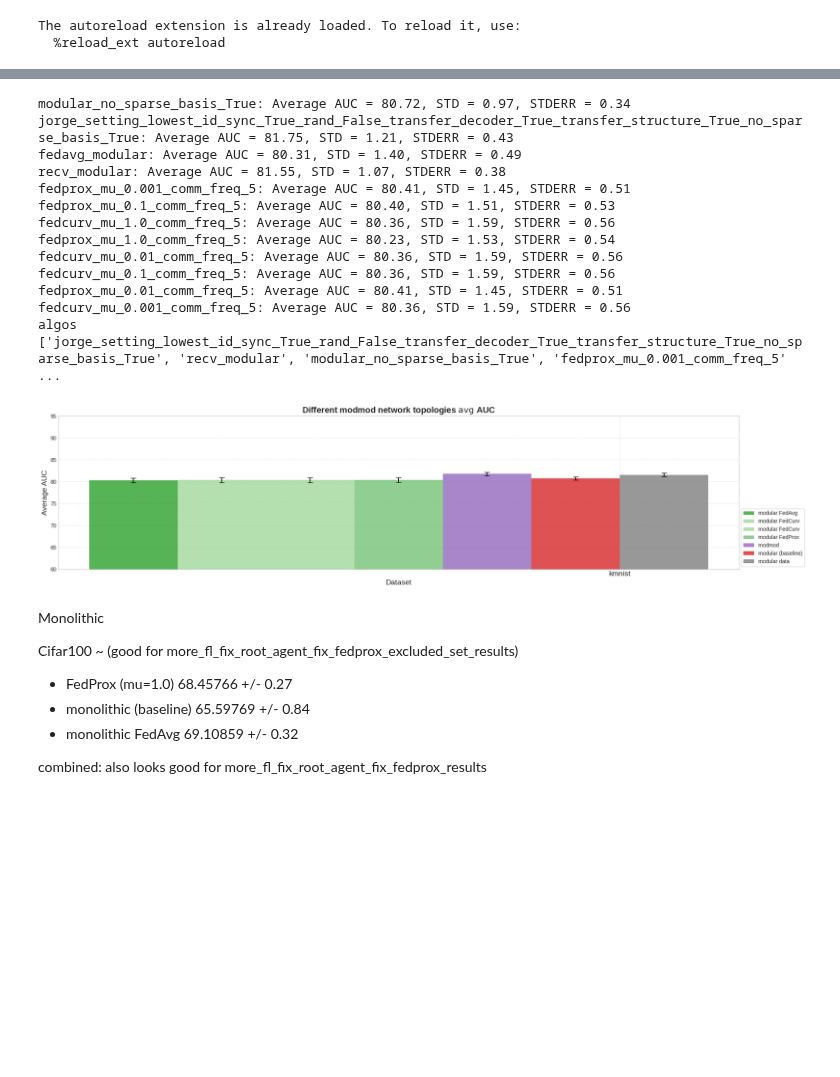
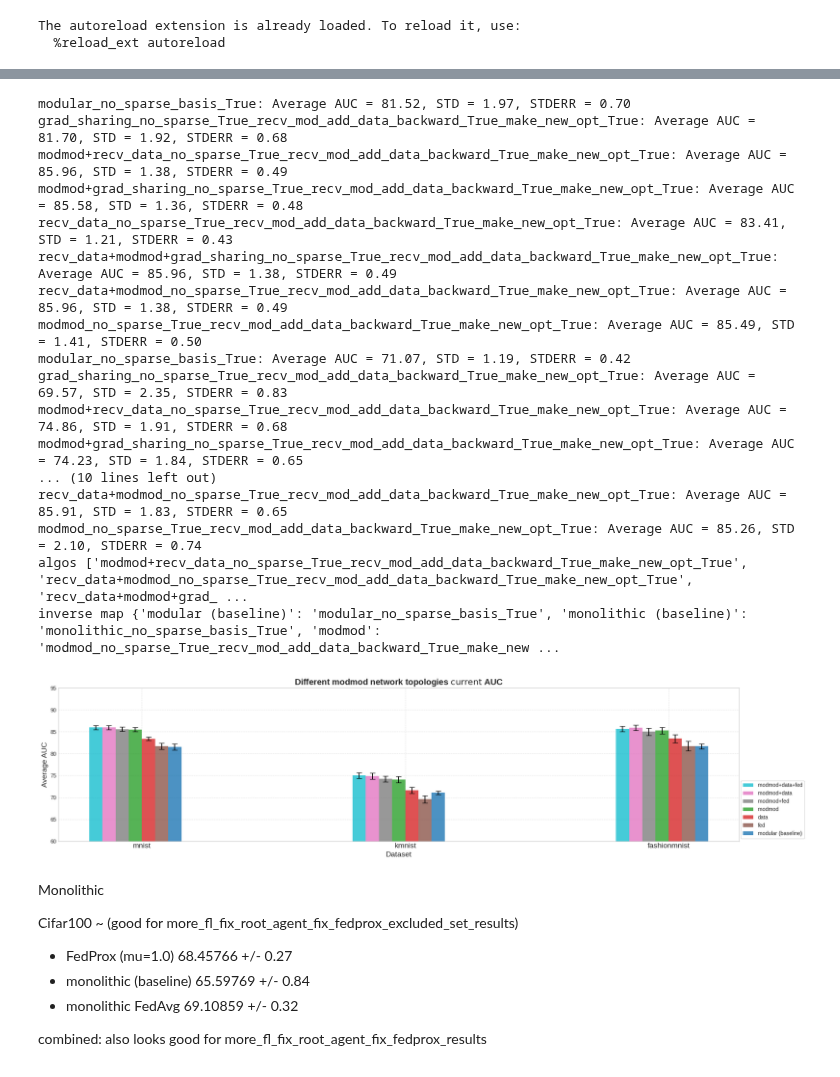
Before and after one commit to vlongle/learning-hive, a Jupyter notebook: plot_learning_curve.ipynb, the cells around one changed output, grey strips where cells are left out. Drawn from its saved outputs; the diff is of its cells as text; code cells hidden in the pictures; blank space fills up the shorter version.

Commit message:
some plotting sync

```diff
--- a/plot_learning_curve.ipynb
+++ b/plot_learning_curve.ipynb
@@ -74,8 +75,8 @@ what_to_plot = "modular"
 # %%
 datasets = ["mnist", "kmnist", "fashionmnist", "combined", "cifar100"]
 # datasets = ["combined"]
-# datasets = ["mnist", "kmnist", "fashionmnist"]
-datasets = ["kmnist"]
+datasets = ["mnist", "kmnist", "fashionmnist"]
+# datasets = ["kmnist"]
 # datasets = ["mnist"]
 # datasets = ["mnist", "kmnist"]
 # datasets = ["mnist", "combined"]
@@ -136,7 +137,7 @@ else:
     raise ValueError("Invalid choice")
 
 # ## TMP
-mode='avg'
+# mode='avg'
 
 use_contrastive_list = [False]
 
@@ -319,6 +320,11 @@ def get_save_dirs(dataset, seed):
         # save_dirs.update(get_save_dirs_combine_modes(dataset, seed))
 
 
+    elif "combine_modes" in what_to_plot:
+        save_dirs.update(get_save_dirs_base(dataset, seed))
+        # save_dirs.update(get_save_dirs_combine_modes(dataset, seed))
+        save_dirs.update(get_save_dirs_multiple_folders(dataset, seed,
+        root_experiment_folder="cluster_results/combine_modes_results",))
 
     elif what_to_plot == "modular_ablation":
         save_dirs.update(get_save_dirs_base(dataset, seed))
@@ -554,20 +573,3 @@ if what_to_plot == "modular":
   }
 # name of colors in tab20c are
 # 'tab:blue', 'tab:orange', 'tab:green', 'tab:red', 'tab:purple', 'tab:brown', 'tab:pink', 'tab:gray', 'tab:olive', 'tab:cyan'
-# %%
-import matplotlib as mpl
-# Create a figure and a set of subplots
-fig, ax = plt.subplots(figsize=(8, 2))
-
-# Use the 'tab20c' colormap
-cmap = plt.get_cmap('tab20c')
-
-# Number of colors in the colormap
-num_colors = cmap.N
-
-# Create a color bar to display all colors in the colormap
-cbar = fig.colorbar(plt.cm.ScalarMappable(cmap=cmap), cax=ax, orientation='horizontal')
-
-# Set the ticks and labels of the color bar
-cbar.set_ticks([i/num_colors + 1/(2*num_colors) for i in range(num_colors)])
-cbar.set_ticklabels([f"{i}\n{mpl.colors.to_hex(cmap(i))}" for i in range(num_colors)])
@@ -786,33 +754,50 @@ colormap_alternative_0 = {
 #     'ring': '#d62728',  # Red, distinct topology
 #     'tree': '#9467bd'   # Purple, distinct topology
 # }
+# %%
+custom_algo_order = [
+'modmod+data+fed',
+'modmod+data',
+'modmod+fed',
+# 'data+fed',
+'modmod',
+'data',
+'fed',
+'modular (baseline)',
+]
 # %%
 # plot_auc_combined(dataset_seed_aucs, remap_name=remap_name, colormap=colormap_alternative_0, mode=mode, save_fig_path=f'Figures/{what_to_plot}_auc.pdf',
 #                   bar_width=0.05,
 #                   custom_algo_order=custom_algo_order,
 #                   plot_prefix_name="Different FedAvg monolithic network topologies ",
 #                   error_type="sem")
 
+
 plot_auc_combined(dataset_seed_aucs, remap_name=remap_name, colormap=colormap, mode=mode, save_fig_path=f'Figures/{what_to_plot}_auc.pdf',
+                custom_algo_order=custom_algo_order,
                   bar_width=0.05,
                   plot_prefix_name="Different modmod network topologies ",
                   error_type="sem",
                   min_y=60, max_y=95, figsize=(20, 5))
 # %% [output]
-modular_no_sparse_basis_True: Average AUC = 80.72, STD = 0.97, STDERR = 0.34
-jorge_setting_lowest_id_sync_True_rand_False_transfer_decoder_True_transfer_structure_True_no_sparse_basis_True: Average AUC = 81.75, STD = 1.21, STDERR = 0.43
-fedavg_modular: Average AUC = 80.31, STD = 1.40, STDERR = 0.49
-recv_modular: Average AUC = 81.55, STD = 1.07, STDERR = 0.38
-fedprox_mu_0.001_comm_freq_5: Average AUC = 80.41, STD = 1.45, STDERR = 0.51
-fedprox_mu_0.1_comm_freq_5: Average AUC = 80.40, STD = 1.51, STDERR = 0.53
-fedcurv_mu_1.0_comm_freq_5: Average AUC = 80.36, STD = 1.59, STDERR = 0.56
-fedprox_mu_1.0_comm_freq_5: Average AUC = 80.23, STD = 1.53, STDERR = 0.54
-fedcurv_mu_0.01_comm_freq_5: Average AUC = 80.36, STD = 1.59, STDERR = 0.56
-fedcurv_mu_0.1_comm_freq_5: Average AUC = 80.36, STD = 1.59, STDERR = 0.56
-fedprox_mu_0.01_comm_freq_5: Average AUC = 80.41, STD = 1.45, STDERR = 0.51
-fedcurv_mu_0.001_comm_freq_5: Average AUC = 80.36, STD = 1.59, STDERR = 0.56
-algos ['jorge_setting_lowest_id_sync_True_rand_False_transfer_decoder_True_transfer_structure_True_no_sparse_basis_True', 'recv_modular', 'modular_no_sparse_basis_True', 'fedprox_mu_0.001_comm_freq_5' ...
+modular_no_sparse_basis_True: Average AUC = 81.52, STD = 1.97, STDERR = 0.70
+grad_sharing_no_sparse_True_recv_mod_add_data_backward_True_make_new_opt_True: Average AUC = 81.70, STD = 1.92, STDERR = 0.68
+modmod+recv_data_no_sparse_True_recv_mod_add_data_backward_True_make_new_opt_True: Average AUC = 85.96, STD = 1.38, STDERR = 0.49
+modmod+grad_sharing_no_sparse_True_recv_mod_add_data_backward_True_make_new_opt_True: Average AUC = 85.58, STD = 1.36, STDERR = 0.48
+recv_data_no_sparse_True_recv_mod_add_data_backward_True_make_new_opt_True: Average AUC = 83.41, STD = 1.21, STDERR = 0.43
+recv_data+modmod+grad_sharing_no_sparse_True_recv_mod_add_data_backward_True_make_new_opt_True: Average AUC = 85.96, STD = 1.38, STDERR = 0.49
+recv_data+modmod_no_sparse_True_recv_mod_add_data_backward_True_make_new_opt_True: Average AUC = 85.96, STD = 1.38, STDERR = 0.49
+modmod_no_sparse_True_recv_mod_add_data_backward_True_make_new_opt_True: Average AUC = 85.49, STD = 1.41, STDERR = 0.50
+modular_no_sparse_basis_True: Average AUC = 71.07, STD = 1.19, STDERR = 0.42
+grad_sharing_no_sparse_True_recv_mod_add_data_backward_True_make_new_opt_True: Average AUC = 69.57, STD = 2.35, STDERR = 0.83
+modmod+recv_data_no_sparse_True_recv_mod_add_data_backward_True_make_new_opt_True: Average AUC = 74.86, STD = 1.91, STDERR = 0.68
+modmod+grad_sharing_no_sparse_True_recv_mod_add_data_backward_True_make_new_opt_True: Average AUC = 74.23, STD = 1.84, STDERR = 0.65
+... (10 lines left out)
+recv_data+modmod_no_sparse_True_recv_mod_add_data_backward_True_make_new_opt_True: Average AUC = 85.91, STD = 1.83, STDERR = 0.65
+modmod_no_sparse_True_recv_mod_add_data_backward_True_make_new_opt_True: Average AUC = 85.26, STD = 2.10, STDERR = 0.74
+algos ['modmod+recv_data_no_sparse_True_recv_mod_add_data_backward_True_make_new_opt_True', 'recv_data+modmod_no_sparse_True_recv_mod_add_data_backward_True_make_new_opt_True', 'recv_data+modmod+grad_ ...
+inverse map {'modular (baseline)': 'modular_no_sparse_basis_True', 'monolithic (baseline)': 'monolithic_no_sparse_basis_True', 'modmod': 'modmod_no_sparse_True_recv_mod_add_data_backward_True_make_new ...
-[figure, old version]
+[figure, new version]
 # %% [markdown]
 Monolithic
 
```
Also changed, not shown: parts of 8 cells of this notebook, 6 other files.
